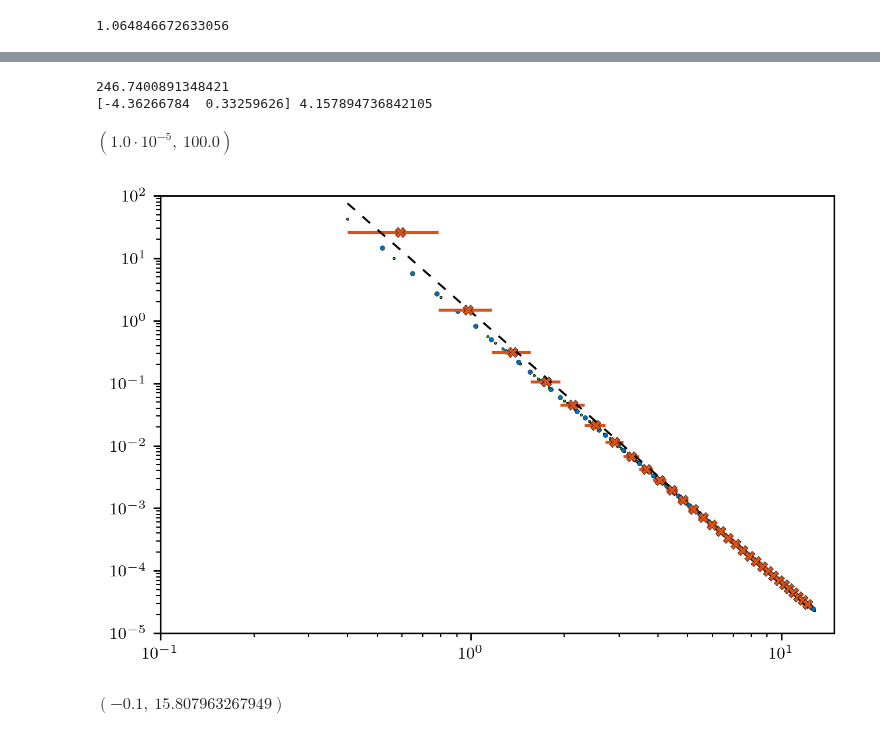
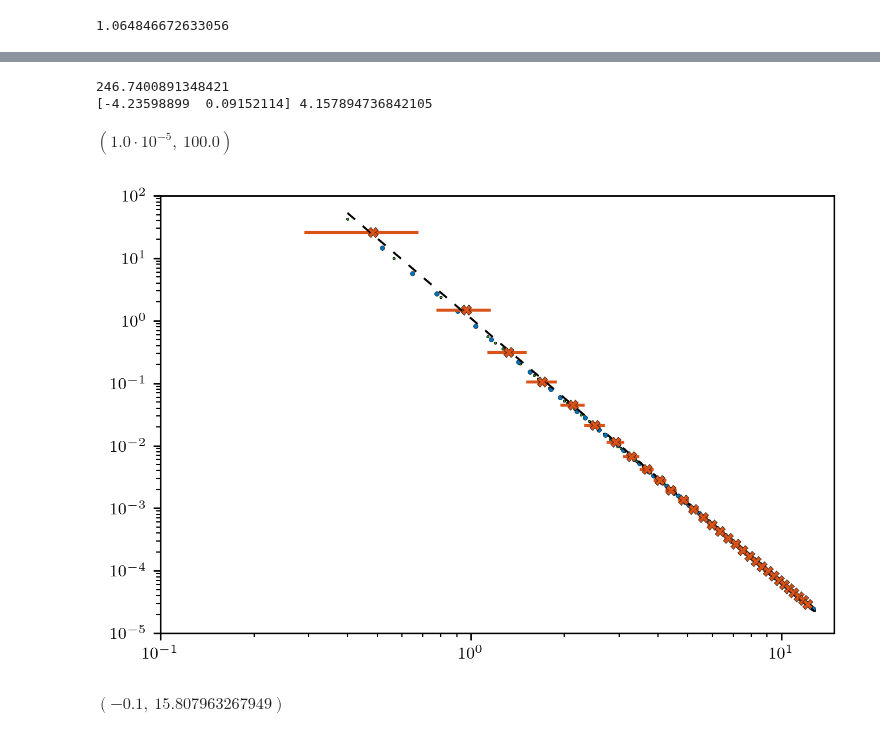
Before and after one commit to mab68/Kea, a Jupyter notebook: example_notebooks/methods/acf.ipynb, the cells around one changed output, grey strips where cells are left out. Drawn from its saved outputs; the diff is of its cells as text; code cells hidden in the pictures.

```diff
--- a/example_notebooks/methods/acf.ipynb
+++ b/example_notebooks/methods/acf.ipynb
@@ -134,36 +134,36 @@ $\displaystyle - 0.000565314633121089 {{}_{1}F_{2}\left(\begin{matrix} -1.078947
 # %%
 lam_E = sp.lambdify(k, Ef, modules=['scipy', 'numpy', 'mpmath'])
 for _k in np.linspace(0., np.pi*N/L, 100):
     plt.scatter(_k, lam_E(_k), marker='o', s=5., color=c[0], zorder=2, linewidth=0.2, edgecolor='black')
 
 kD, fekD = per_spectra.modal_spectrum(fields[IDX], lenn=phys_dims)
 print(np.nansum(fekD))
 km, fekm, width = statistics_base.bin_data(spectra_base.wavenumber_mesh(kD), fekD,
     bin_func=np.nanmean, min_bin=dk, max_bin=None,
-    ignore_nan=False, norm_bin_size=True, bin_center=True,
+    ignore_nan=False, norm_bin_size=True, bin_loc='true_center',
     cut_excess=True, nan_small=False)
 
 fekm = fekm * width
 
 plt.scatter(spectra_base.wavenumber_mesh(kD), fekD, marker='.', s=5., color=c[2], zorder=0, linewidth=0.2, edgecolor='black')
 
 plt.scatter(km, fekm, marker='X', s=5., color=c[1], zorder=2, linewidth=0.2, edgecolor='black')
 plt.errorbar(km, fekm, xerr=width/2., linestyle='None', marker='X', markersize=5., color=c[1], zorder=2, markeredgewidth=0.2, markeredgecolor='black')#, marker='X', s=5., color=c[1], zorder=2, linewidth=0.2, edgecolor='black')
 
 z, xx, p = fit_base.fit_powerlaw(km, fekm, kmin, kmax)
 print(z, a)
 
 plt.plot(xx, p, linewidth=1., linestyle=(0, (5,5)), color='black')
 
 plt.loglog()
 
 plt.xlim((kmin-0.3, (N+10)*np.pi/L))
 plt.ylim((1e-5, 1e2))
 # %% [output]
 246.7400891348421
-[-4.36266784  0.33259626] 4.157894736842105
+[-4.23598899  0.09152114] 4.157894736842105
 $\displaystyle \left( 1.0 \cdot 10^{-5}, \  100.0\right)$
-[figure, old version]
+[figure, new version]
 # %%
 
 lam_acf = sp.lambdify(sp_l, sp_acf, modules=['scipy', 'numpy', 'mpmath'])
```
Also changed, not shown: parts of 1 cell of this notebook, 17 other files.
